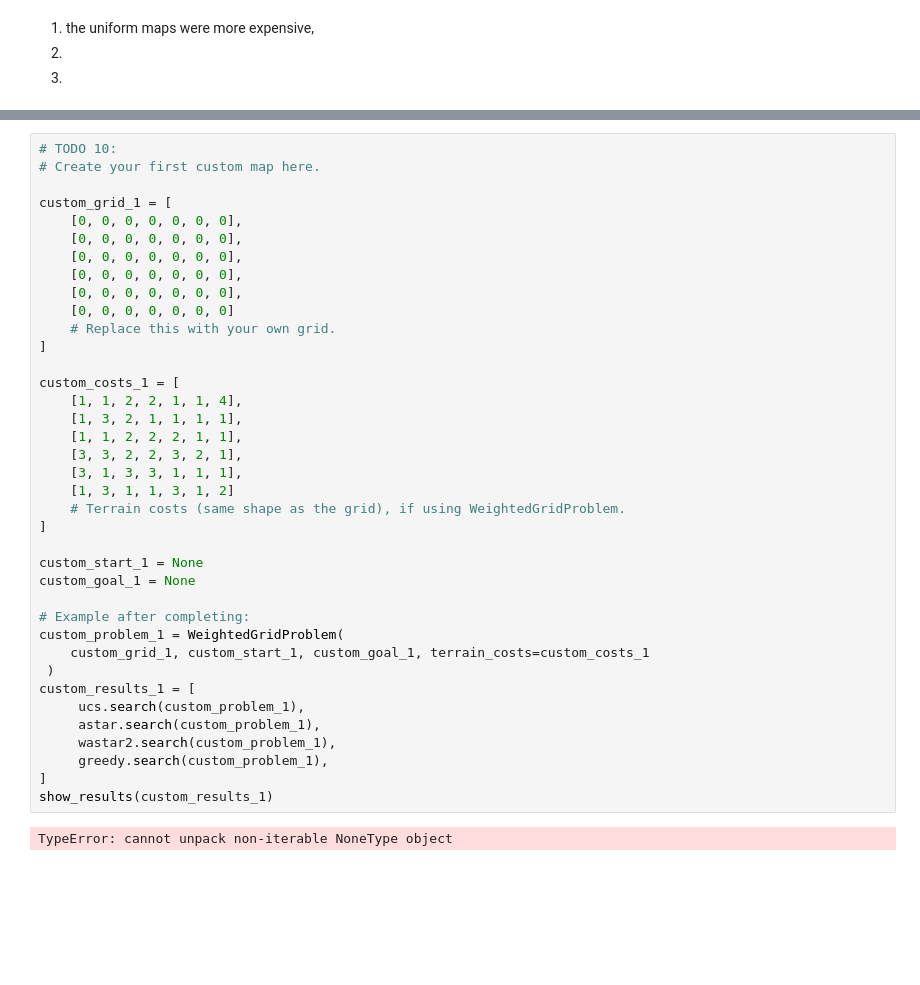
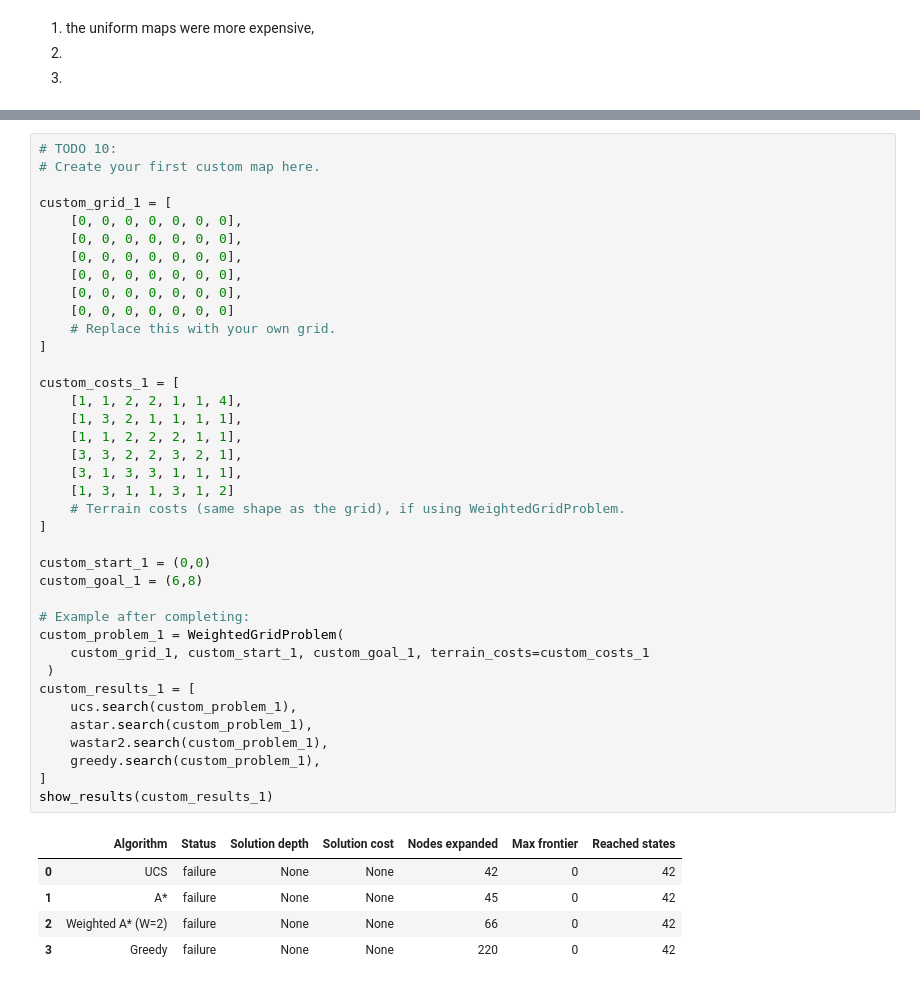
Before and after one commit to Ewurakua419/Ewurakua_Amoah_lab1_, a Jupyter notebook: Ewurakua_Amoah_Lab_1B.ipynb, the cells around one changed output, grey strips where cells are left out. Saved outputs shown, nothing was run; the diff lists cells and outputs as text; blank space fills up the shorter version.

```diff
--- a/Ewurakua_Amoah_Lab_1B.ipynb
+++ b/Ewurakua_Amoah_Lab_1B.ipynb
@@ -821,40 +815,44 @@ NameError: name 'h' is not defined
 
 custom_grid_1 = [
     [0, 0, 0, 0, 0, 0, 0],
     [0, 0, 0, 0, 0, 0, 0],
     [0, 0, 0, 0, 0, 0, 0],
     [0, 0, 0, 0, 0, 0, 0],
     [0, 0, 0, 0, 0, 0, 0],
     [0, 0, 0, 0, 0, 0, 0]
     # Replace this with your own grid.
 ]
 
 custom_costs_1 = [
     [1, 1, 2, 2, 1, 1, 4],
     [1, 3, 2, 1, 1, 1, 1],
     [1, 1, 2, 2, 2, 1, 1],
     [3, 3, 2, 2, 3, 2, 1],
     [3, 1, 3, 3, 1, 1, 1],
     [1, 3, 1, 1, 3, 1, 2]
     # Terrain costs (same shape as the grid), if using WeightedGridProblem.
 ]
 
-custom_start_1 = None
-custom_goal_1 = None
+custom_start_1 = (0,0)
+custom_goal_1 = (6,8)
 
 # Example after completing:
 custom_problem_1 = WeightedGridProblem(
     custom_grid_1, custom_start_1, custom_goal_1, terrain_costs=custom_costs_1
  )
 custom_results_1 = [
-     ucs.search(custom_problem_1),
-     astar.search(custom_problem_1),
-     wastar2.search(custom_problem_1),
-     greedy.search(custom_problem_1),
+    ucs.search(custom_problem_1),
+    astar.search(custom_problem_1),
+    wastar2.search(custom_problem_1),
+    greedy.search(custom_problem_1),
 ]
 show_results(custom_results_1)
 # %% [output]
-TypeError: cannot unpack non-iterable NoneType object
+|  | Algorithm | Status | Solution depth | Solution cost | Nodes expanded | Max frontier | Reached states |
+| 0 | UCS | failure | None | None | 42 | 0 | 42 |
+| 1 | A* | failure | None | None | 45 | 0 | 42 |
+| 2 | Weighted A* (W=2) | failure | None | None | 66 | 0 | 42 |
+| 3 | Greedy | failure | None | None | 220 | 0 | 42 |
 # %%
 # TODO 11:
 # Create your second custom map here.
```
Also changed, not shown: parts of 2 cells of this notebook.
